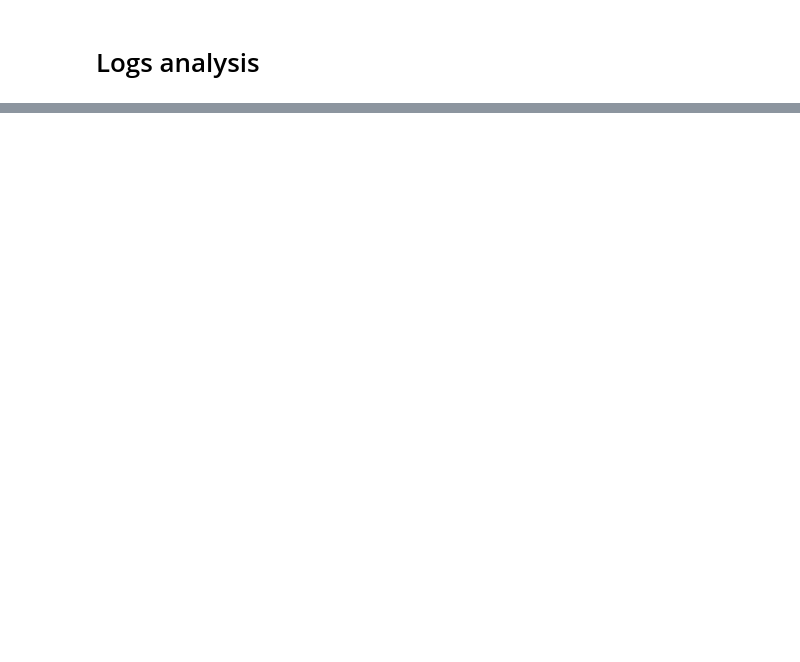
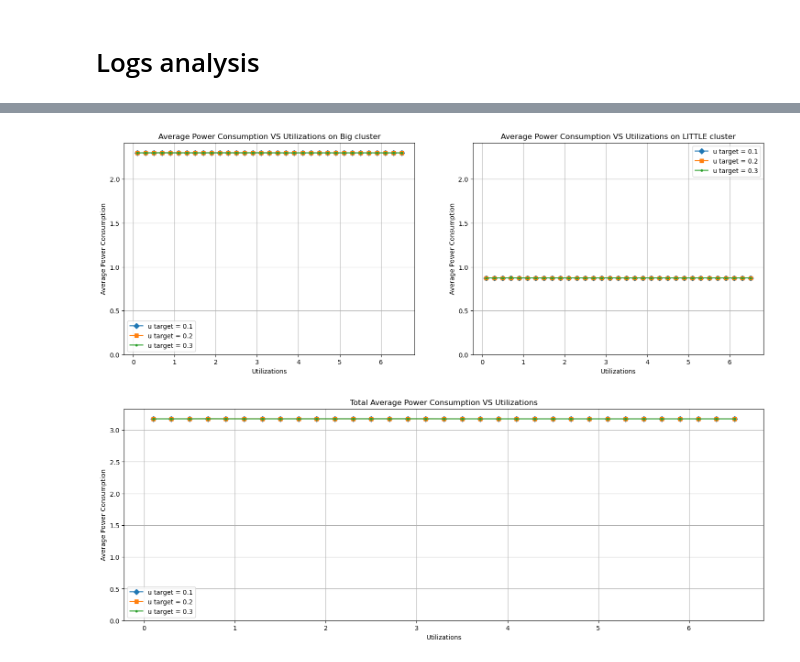
Before and after one commit to fillien/schedsim, a Jupyter notebook: test-allocators.ipynb, the cells around one changed output, grey strips where cells are left out. Drawn from its saved outputs; the diff is of its cells as text; code cells hidden in the pictures; blank space fills up the shorter version.

```diff
--- a/test-allocators.ipynb
+++ b/test-allocators.ipynb
@@ -368,0 +192,33 @@ plt.show()
+# %%
+fig, (ax1, ax2) = plt.subplots(1, 2, figsize=(18, 6))
+ax1.plot(results[0.1]["utilizations"], results[0.1]["c1-power"], label="u target = 0.1", marker='D')
+ax1.plot(results[0.2]["utilizations"], results[0.2]["c1-power"], label="u target = 0.2", marker='s')
+ax1.plot(results[0.3]["utilizations"], results[0.3]["c1-power"], label="u target = 0.3", marker='.')
+ax1.set_ylim(0, max([results[x]["c1-power"].max() for x in targets]) * 1.05)
+ax1.set_xlabel("Utilizations")
+ax1.set_ylabel("Average Power Consumption")
+ax1.set_title("Average Power Consumption VS Utilizations on Big cluster")
+ax1.legend()
+ax1.grid(True)
+ax2.plot(results[0.1]["utilizations"], results[0.1]["c2-power"], label="u target = 0.1", marker='D')
+ax2.plot(results[0.2]["utilizations"], results[0.2]["c2-power"], label="u target = 0.2", marker='s')
+ax2.plot(results[0.3]["utilizations"], results[0.3]["c2-power"], label="u target = 0.3", marker='.')
+ax2.set_ylim(0, max([results[x]["c1-power"].max() for x in targets]) * 1.05)
+ax2.set_xlabel("Utilizations")
+ax2.set_ylabel("Average Power Consumption")
+ax2.set_title("Average Power Consumption VS Utilizations on LITTLE cluster")
+ax2.legend()
+ax2.grid(True)
+fig, (ax3) = plt.subplots(1, 1, figsize=(18, 6))
+ax3.plot(results[0.1]["utilizations"], results[0.1]["total-power"], label="u target = 0.1", marker='D')
+ax3.plot(results[0.2]["utilizations"], results[0.2]["total-power"], label="u target = 0.2", marker='s')
+ax3.plot(results[0.3]["utilizations"], results[0.3]["total-power"], label="u target = 0.3", marker='.')
+ax3.set_ylim(0, max([results[x]["total-power"].max() for x in targets]) * 1.05)
+ax3.set_xlabel("Utilizations")
+ax3.set_ylabel("Average Power Consumption")
+ax3.set_title("Total Average Power Consumption VS Utilizations")
+ax3.legend()
+ax3.grid(True)
+# %% [output]
+[figure, added]
+[figure, added]
```
Also changed, not shown: parts of 13 cells of this notebook, 2 other files.
